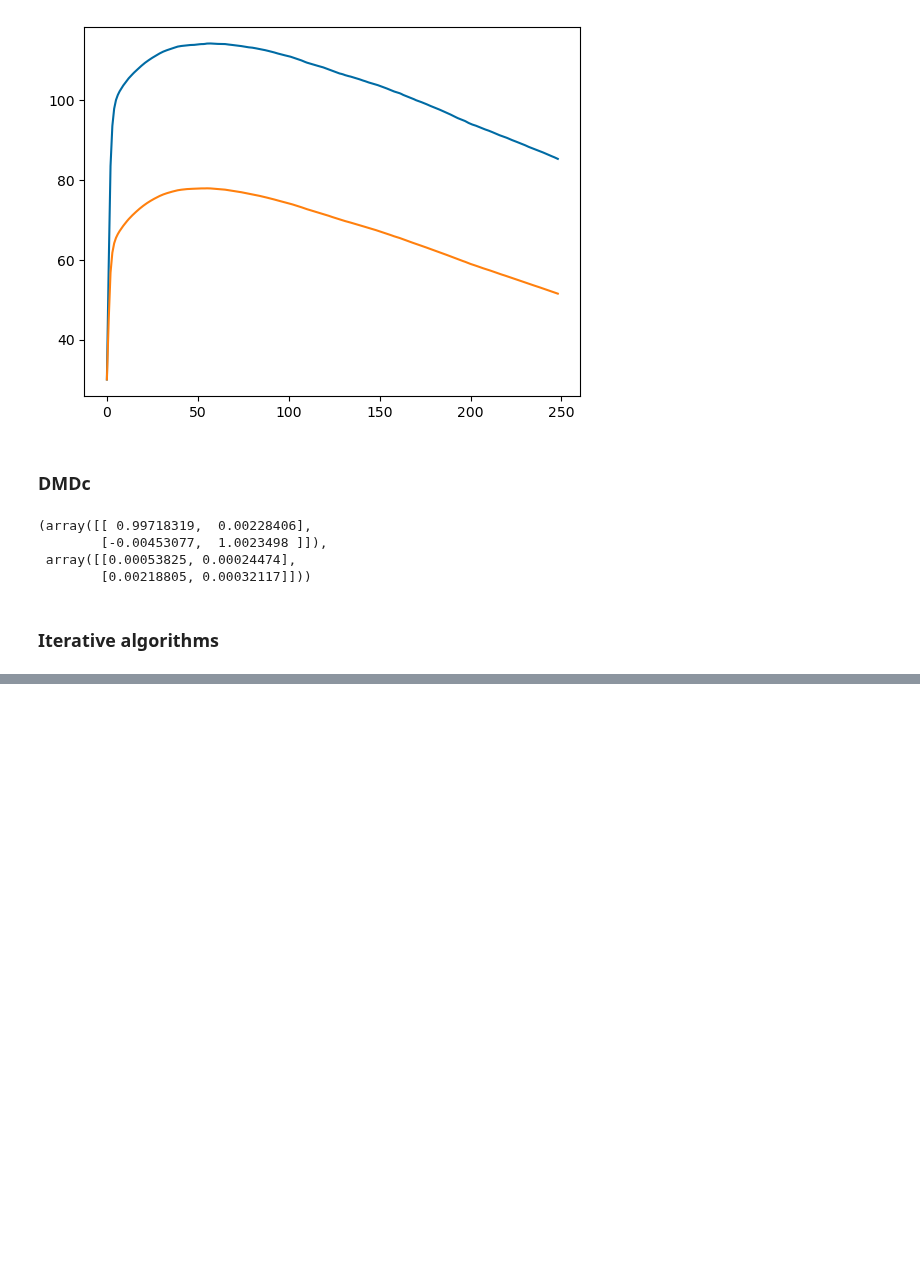
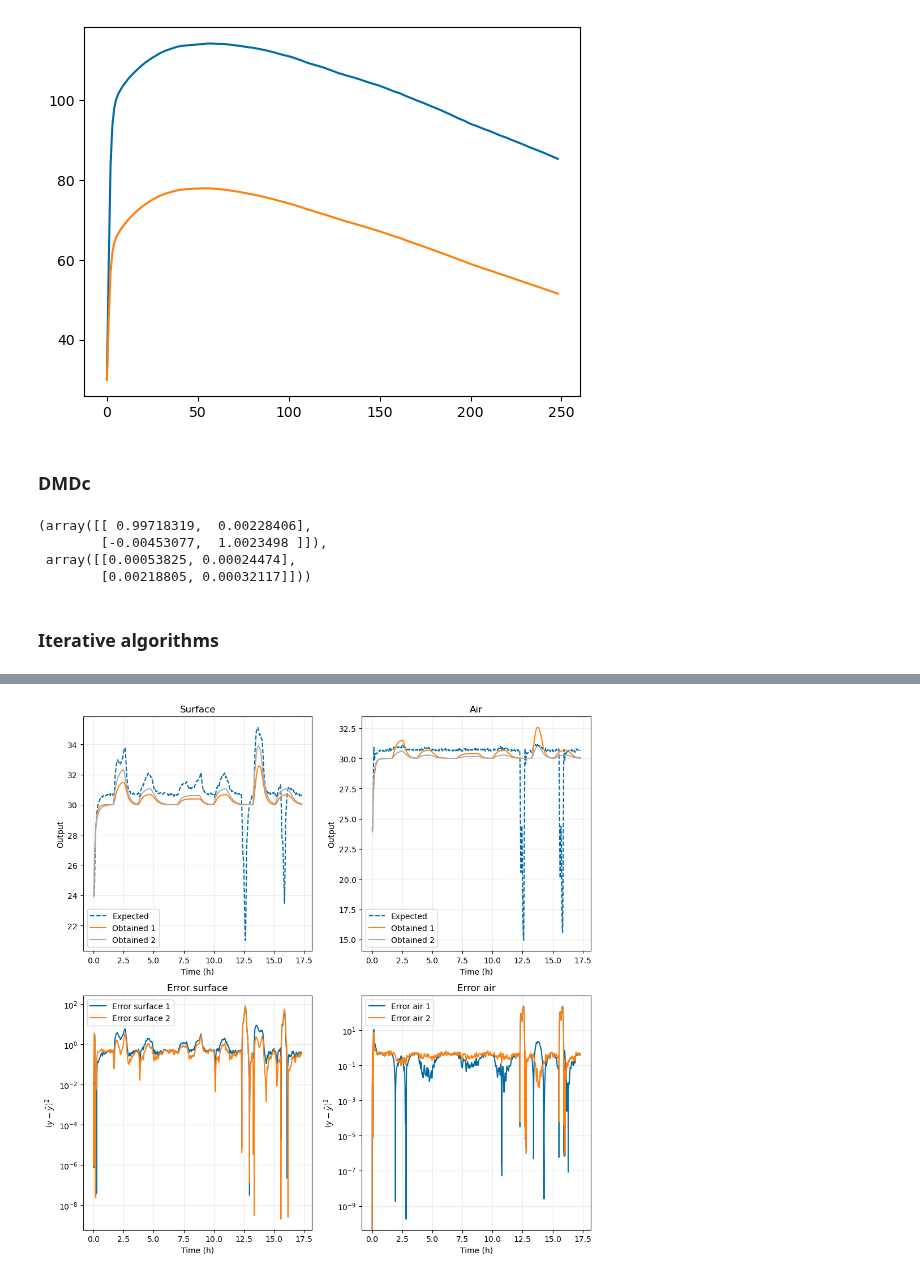
Before and after one commit to prognostics-lab/lion, a Jupyter notebook: data_raw/240209_temptest_C6B2.ipynb, the cells around one changed output, grey strips where cells are left out. Saved outputs shown, nothing was run; the diff lists cells and outputs as text; code cells hidden in the pictures; blank space fills up the shorter version.

```diff
--- a/data_raw/240209_temptest_C6B2.ipynb
+++ b/data_raw/240209_temptest_C6B2.ipynb
@@ -200,7 +200,7 @@ temp_sur_raw_segs = [TEMP_SUR[m] for m in temp_masks]
 temp_air_raw_segs = [TEMP_AIR[m] for m in temp_masks]
 temp_sur_rs_segs = [signal.resample(temp_sur_raw_segs[i], len(cap_time_segs[i])) for i in range(segments_total)]
 temp_air_rs_segs = [signal.resample(temp_air_raw_segs[i], len(cap_time_segs[i])) for i in range(segments_total)]
-b, a = signal.butter(3, 0.01)
+b, a = signal.butter(5, 0.005)
 _zi = signal.lfilter_zi(b, a)
 temp_sur_segs = [signal.lfilter(b, a, temp, zi=_zi * temp[0])[0] for temp in temp_sur_rs_segs]
 temp_air_segs = [signal.lfilter(b, a, temp, zi=_zi * temp[0])[0] for temp in temp_air_rs_segs]
@@ -338,15 +338,16 @@ a_mat, b_mat
 # %%
 _TRAINING_SEGMENT = -1
 
-dt_train = cap_time_segs[_TRAINING_SEGMENT]
-dt_train = dt_train[1] - dt_train[0]
-t_train = dt_train * np.arange(len(cap_time_segs[_TRAINING_SEGMENT]))
-y_train = np.array([temp_sur_segs[_TRAINING_SEGMENT], temp_air_segs[_TRAINING_SEGMENT]]).T
-u_train = np.array([chamber_sp_segs[_TRAINING_SEGMENT], gen_heat_segs[_TRAINING_SEGMENT]]).T
+_CUTOFF = 32000
+t_train = np.linspace(0, cap_time_segs[_TRAINING_SEGMENT][-1] - cap_time_segs[_TRAINING_SEGMENT][0], len(cap_time_segs[_TRAINING_SEGMENT]))[:_CUTOFF]
+y_train = np.array([temp_sur_segs[_TRAINING_SEGMENT], temp_air_segs[_TRAINING_SEGMENT]]).T[:_CUTOFF, :]
+u_train = np.array([chamber_sp_segs[_TRAINING_SEGMENT], gen_heat_segs[_TRAINING_SEGMENT]]).T[:_CUTOFF, :]
 x0_train = y_train[0] # We assume the observations match the states at the beginning
 
 
 TargetParams = namedtuple("TargetParams", "cp cair rair rin rout")
+PARAMS1 = TargetParams(cp=29.604854855435384, cair=14.403798771439101, rair=0.027775716955409813, rin=34.051506057316416, rout=0.09176371638499373)
+PARAMS2 = TargetParams(cp=1751.3595602263526, cair=9976.137906869928, rair=0.031485160985154415, rin=0.45465025035185824, rout=0.0903311199737274)
 
 
 def target_lti_parameters(params: TargetParams):
@@ -356,9 +357,13 @@ def target_lti_parameters(params: TargetParams):
         [-1 / (params.cp * rt), 1 / (params.cp * rt)],
         [1 / (params.cair * rt), -(params.rair + rt) / (params.cair * params.rair * rt)],
     ])
+    # b_mat = np.array([
+    #     [1 / (params.cair * params.rair), 0],
+    #     [0, 1 / params.cp],
+    # ])
     b_mat = np.array([
+        [0, 1 / params.cp],
         [1 / (params.cair * params.rair), 0],
-        [0, 1 / params.cp],
     ])
     c_mat = np.array([
         [params.rout / rt, params.rin / rt],
@@ -479,0 +524,59 @@ MSE: [2.89638181 5.18390504]
+# %%
+_EVAL_SEGMENT = 2
+t_eval = np.linspace(0, cap_time_segs[_EVAL_SEGMENT][-1] - cap_time_segs[_EVAL_SEGMENT][0], len(cap_time_segs[_EVAL_SEGMENT]))
+y_eval = np.array([temp_sur_segs[_EVAL_SEGMENT], temp_air_segs[_EVAL_SEGMENT]]).T
+u_eval = np.array([chamber_sp_segs[_EVAL_SEGMENT], gen_heat_segs[_EVAL_SEGMENT]]).T
+x0_eval = y_eval[0] # We assume the observations match the states at the beginning
+
+evaluate = generate_evaluation(y_eval, u_eval, t_eval, x0_eval)
+expected1, obtained1, error1 = evaluate(TargetParams(*params.x))
+error1_square = error1 ** 2
+mse1 = np.diag(error1.conjugate().T @ error1) / len(error1)
+print(f"MSE1: {mse1}")
+expected2, obtained2, error2 = evaluate(PARAMS2)
+error2_square = error2 ** 2
+mse2 = np.diag(error2.conjugate().T @ error2) / len(error2)
+print(f"MSE2: {mse2}")
+
+fig, ((ax1, ax2), (ax3, ax4)) = plt.subplots(2, 2, figsize=(10, 10))
+
+ax1.plot(t_eval / 3600, expected1[:, 0], label="Expected", linestyle="--")
+ax1.plot(t_eval / 3600, obtained1[:, 0], label="Obtained 1")
+ax1.plot(t_eval / 3600, obtained2[:, 0], label="Obtained 2")
+ax2.plot(t_eval / 3600, expected1[:, 1], label="Expected", linestyle="--")
+ax2.plot(t_eval / 3600, obtained1[:, 1], label="Obtained 1")
+ax2.plot(t_eval / 3600, obtained2[:, 1], label="Obtained 2")
+ax3.plot(t_eval / 3600, error1_square[:, 0], label="Error surface 1")
+ax3.plot(t_eval / 3600, error2_square[:, 0], label="Error surface 2")
+ax4.plot(t_eval / 3600, error1_square[:, 1], label="Error air 1")
+ax4.plot(t_eval / 3600, error2_square[:, 1], label="Error air 2")
+
+ax1.set_xlabel("Time (h)")
+ax1.set_ylabel("Output")
+ax2.set_xlabel("Time (h)")
+ax2.set_ylabel("Output")
+ax3.set_xlabel("Time (h)")
+ax3.set_ylabel("$\\left(y - \\hat y\\right)^2$")
+ax4.set_xlabel("Time (h)")
+ax4.set_ylabel("$\\left(y - \\hat y\\right)^2$")
+
+ax1.set_title("Surface")
+ax2.set_title("Air")
+ax3.set_title("Error surface")
+ax4.set_title("Error air")
+
+ax1.legend()
+ax2.legend()
+ax3.legend()
+ax4.legend()
+ax1.grid(alpha=0.25)
+ax2.grid(alpha=0.25)
+ax3.grid(alpha=0.25)
+ax4.grid(alpha=0.25)
+
+ax3.set_yscale("log")
+ax4.set_yscale("log")
+
+fig.tight_layout()
+plt.show()
+# %% [output]
@@ -479,0 +585 @@ MSE: [2.89638181 5.18390504]
+[figure, added]
```
Also changed, not shown: parts of 4 cells of this notebook.
